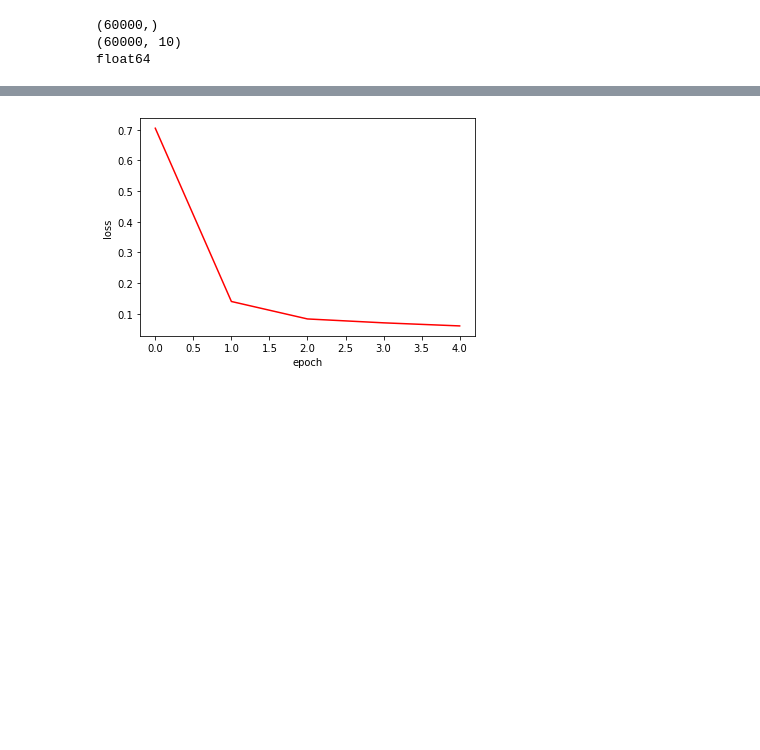
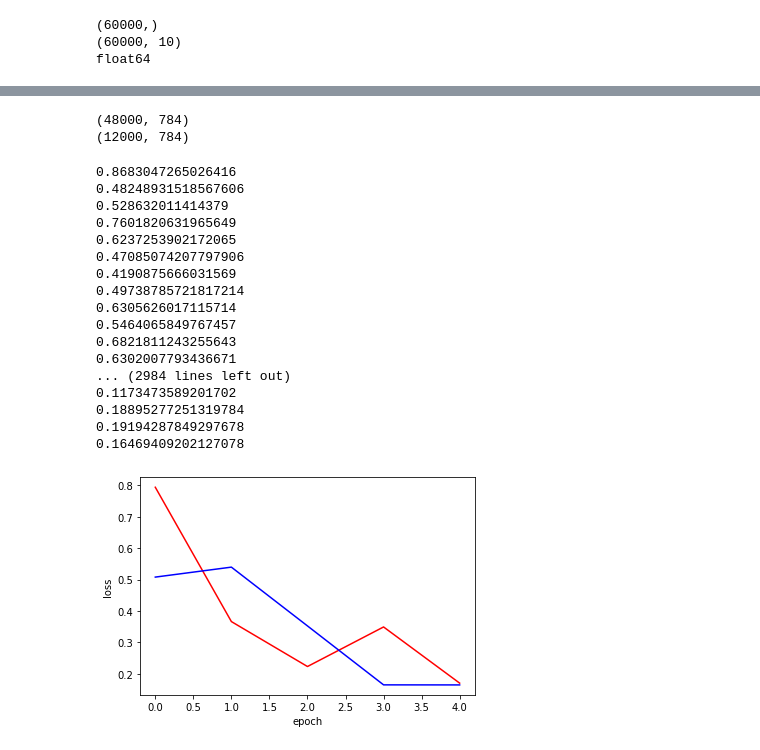
Before and after one commit to YusukeAoki57/diveintocode-ml, a Jupyter notebook: Sprint_ニューラルネットワーク.ipynb, the cells around one changed output, grey strips where cells are left out. Drawn from its saved outputs; the diff is of its cells as text; code cells hidden in the pictures; blank space fills up the shorter version.

```diff
--- a/Sprint_ニューラルネットワーク.ipynb
+++ b/Sprint_ニューラルネットワーク.ipynb
@@ -62,0 +43,7 @@ print(X_val.shape) # (12000, 784)
+# %%
+x_train = X_train.astype(np.float)
+x_test = X_test.astype(np.float)
+x_train /= 255
+x_test /= 255
+print(x_train.max())  # 1.0
+print(x_train.min())  # 0.0
@@ -62,0 +53,16 @@ print(X_val.shape) # (12000, 784)
+# %%
+def split_data(data, permutation, val_size_rate=0.2):
+    data = data[permutation]
+    val_size = int(len(data) * val_size_rate)
+    val = data[:val_size]
+    train = data[val_size:]
+    return train, val
+
+permutation = np.random.permutation(np.arange(len(x_train)))
+x_train, x_val = split_data(x_train, permutation)
+y_train, y_val = split_data(y_train, permutation)
+print(x_train.shape)  # (48000, 784)
+print(x_val.shape)  # (12000, 784)
+# %% [output]
+(48000, 784)
+(12000, 784)
@@ -187,7 +204,7 @@ class ScratchSimpleNeuralNetrowkClassifier():
         xmax=xmax.reshape(A3.shape[0],1)
         return np.log(np.exp(A3 - xmax).sum(axis=1, keepdims=True)) + xmax
 
-    def fit(self, X, y, X_val=None, y_val=None):
+    def fit(self, X, y, X_val, y_val):
         """
         ニューラルネットワーク分類器を学習する。
         Parameters
@@ -218,28 +235,41 @@ class ScratchSimpleNeuralNetrowkClassifier():
         self.X=X
         self.y=y
         n_epochs = 5
-        #n_step_iteration_report = 500
+        n_step_iteration_report = 384
         plot_data = []
-        #get_mini_batch = GetMiniBatch(self.X, self.y, self.batch_size)
         Loss=[]
+        Val_loss=[]
         Epoch=[]
+        y_val = y_val.reshape(-1, 1) == np.arange(10)
         for epoch in range(n_epochs):
             sum_of_loss = 0
-            for i, (x, y) in enumerate(GetMiniBatch(self.X, self.y, self.batch_size)):
+            for i, (x, y) in enumerate(get_minibatches(self.X, self.y, self.batch_size)):
                 y = y.reshape(-1, 1) == np.arange(10)
                 y=y.reshape(y.shape[0],10)
                 loss= self._forward_los(x, y)
                 self._backword(x,y)
+                sum_of_loss += loss
             Loss.append(loss)
+
+
+            if self.verbose:
+                for i, (x2, y2) in enumerate(get_minibatches(x_val, y_val, self.batch_size)):
+                #train_loss = sum_of_loss / n_step_iteration_report
+                  val_loss=self._forward_los(x2, y2)
+                  print(val_loss)
+                Val_loss.append(val_loss)
             Epoch.append(epoch)
+                  #sum_of_loss = 0
+                #iters_per_epoch = len(X) /self.batch_size
+                #plot_data.append((epoch + (i + 1) / iters_per_epoch, train_loss, val_loss))
+        if self.verbose:
+          #epochs, train_loss, val_loss = zip(*plot_data)
+          plt.plot(Epoch, Loss, color='r', label='train_loss')
+          plt.plot(Epoch, Val_loss, color='b', label='val_loss')
+          plt.xlabel('epoch')
+          plt.ylabel('loss')
+          plt.show()
 
-        plt.plot(Epoch, Loss, color='r', label='train_loss')
-        plt.xlabel('epoch')
-        plt.ylabel('loss')
-        plt.show()
-        if self.verbose:
-            #verboseをTrueにした際は学習過程などを出力する
-            print()
         pass
     def predict(self, X):
         """
@@ -256,7 +286,24 @@ class ScratchSimpleNeuralNetrowkClassifier():
         return self._forward(X).argmax(axis=1)
 # %%
 NN=ScratchSimpleNeuralNetrowkClassifier()
-NN.fit(X_train,y_train)
+NN.fit(x_train,y_train,x_val,y_val)
 # %% [output]
+0.8683047265026416
+0.48248931518567606
+0.528632011414379
+0.7601820631965649
+0.6237253902172065
+0.47085074207797906
+0.4190875666031569
+0.49738785721817214
+0.6305626017115714
+0.5464065849767457
+0.6821811243255643
+0.6302007793436671
+... (2984 lines left out)
+0.1173473589201702
+0.18895277251319784
+0.19194287849297678
+0.16469409202127078
-[figure, old version]
+[figure, new version]
 # %%
```
Also changed, not shown: parts of 8 cells of this notebook.
